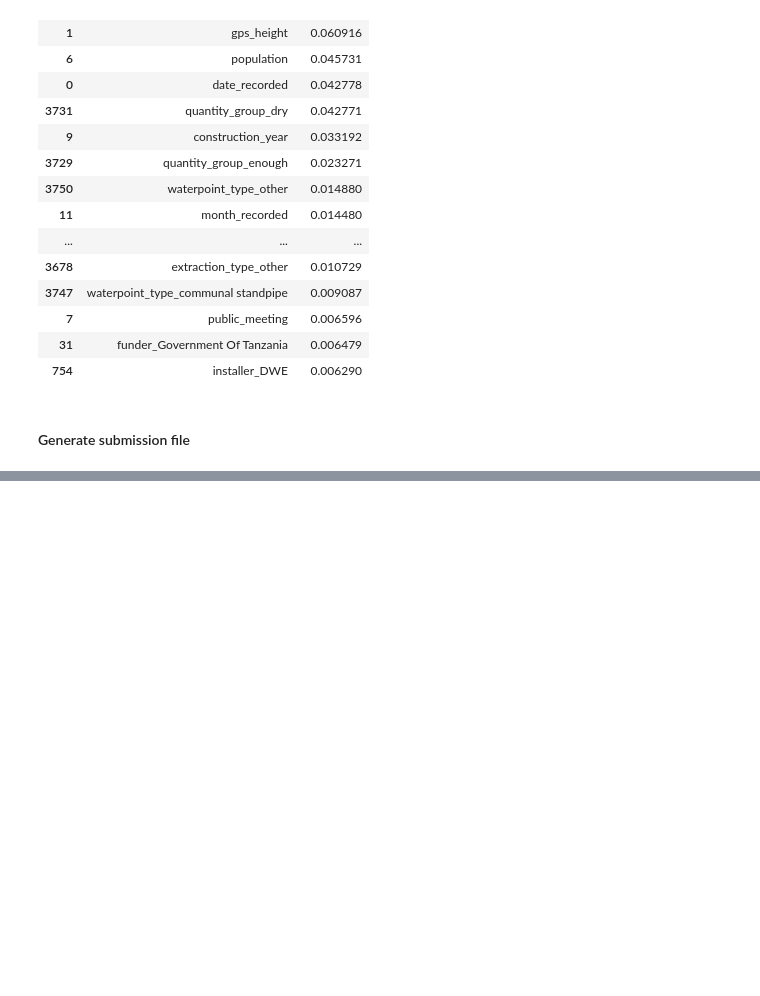
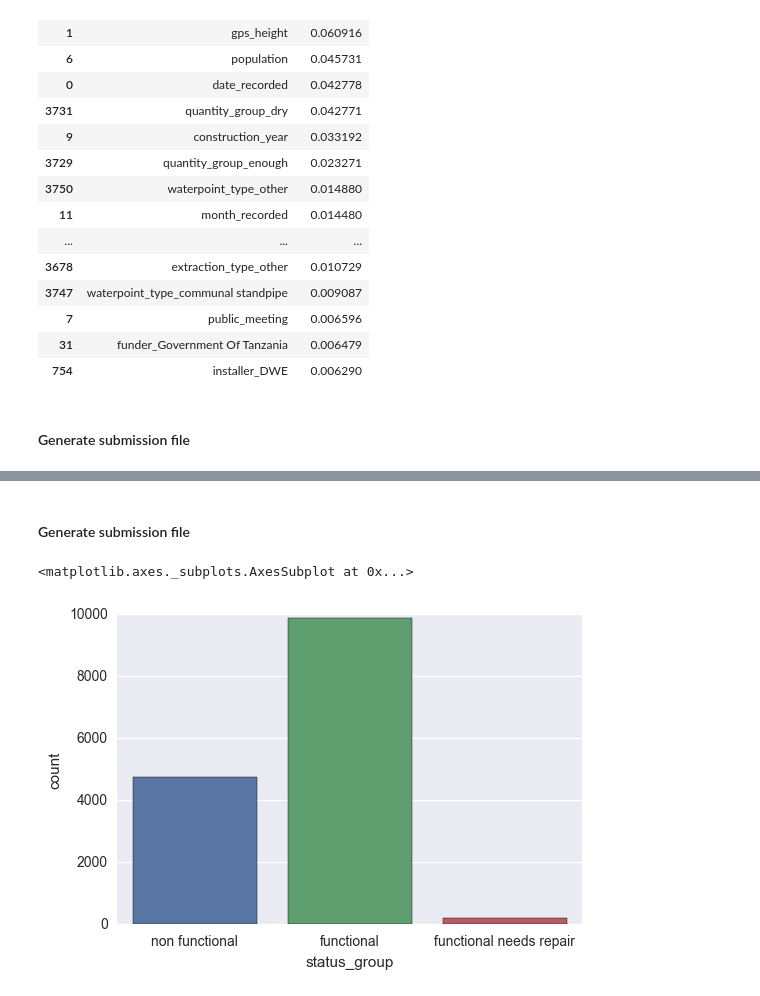
Before and after one commit to zlatankr/Projects, a Jupyter notebook: Tanzania/RF_model.ipynb, the cells around one changed output, grey strips where cells are left out. Drawn from its saved outputs; the diff is of its cells as text; code cells hidden in the pictures; blank space fills up the shorter version.

```diff
--- a/Tanzania/RF_model.ipynb
+++ b/Tanzania/RF_model.ipynb
@@ -404,0 +295,23 @@ ValueError: Cannnot send %Id bytes over connection
+# %%
+X_train = pd.read_csv('X_train.csv')
+y_train = pd.read_csv('y_train.csv')
+X_test = pd.read_csv('X_test.csv')
+y_train = pd.read_csv('y_train.csv')
+del y_train['id']
+X_train, X_test = feature_process_helper.dates(X_train, X_test)
+X_train, X_test = feature_process_helper.construction2(X_train, X_test)
+X_train, X_test = feature_process_helper.bools(X_train, X_test)
+X_train, X_test = feature_process_helper.locs(X_train, X_test)
+X_train, X_test = feature_process_helper.removal(X_train, X_test)
+X_train, X_test = feature_process_helper.dummies(X_train, X_test)
+# %%
+rf4 = RandomForestClassifier(criterion='gini',
+                                min_samples_split=12,
+                                n_estimators=500,
+                                max_features='auto',
+                                oob_score=True,
+                                random_state=1,
+                                n_jobs=-1)
+
+rf4 = rf4.fit(X_train, y_train.values.ravel())
+print "%.4f" % rf4.oob_score_
@@ -404,0 +342,17 @@ ValueError: Cannnot send %Id bytes over connection
+# %% [markdown]
+#### Generate submission file
+# %%
+predictions = rf4.predict(X_test)
+y_test = pd.read_csv('y_test.csv')
+pred = pd.DataFrame(predictions, columns = [y_test.columns[1]])
+del y_test['status_group']
+y_test = pd.concat((y_test, pred), axis = 1)
+y_test.to_csv('y_test4.csv', sep=",", index = False)
+# %%
+import seaborn as sns
+%matplotlib inline
+
+sns.countplot(y_test['status_group'])
+# %% [output]
+<matplotlib.axes._subplots.AxesSubplot at 0x...>
+[figure, added]
```
Also changed, not shown: parts of 43 cells of this notebook, 9 other files.
